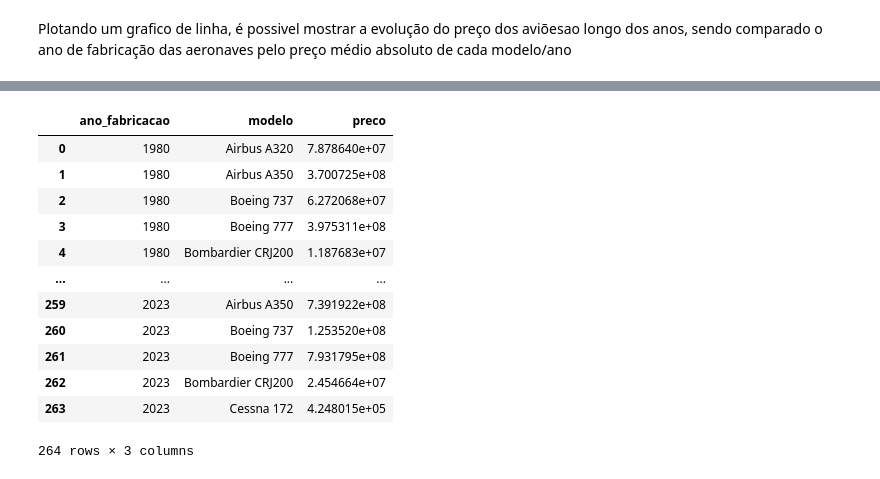
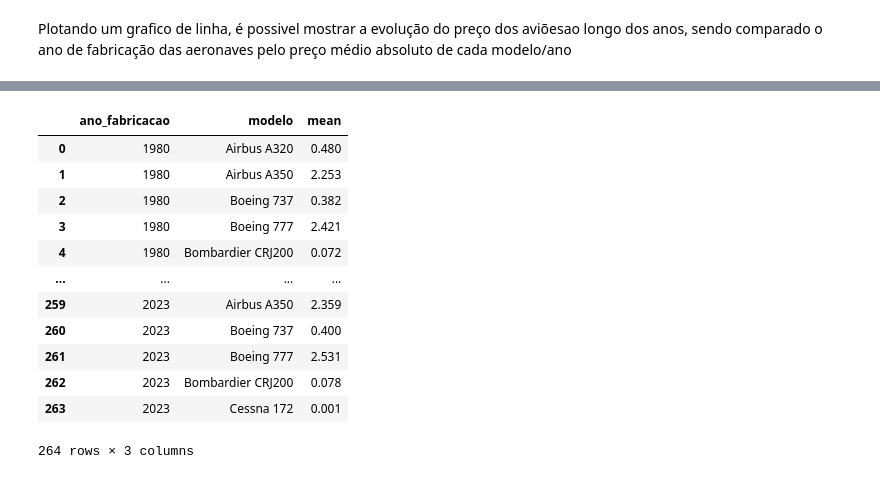
Before and after one commit to larifreitas/fundamentos-ds-e-ia, a Jupyter notebook: Atividade_airplane_price_dataset.ipynb, the cells around one changed output, grey strips where cells are left out. Cells and saved outputs as stored; diff of their text form; code cells hidden in the pictures.

```diff
--- a/Atividade_airplane_price_dataset.ipynb
+++ b/Atividade_airplane_price_dataset.ipynb
@@ -331,19 +367,20 @@ sns.lineplot(data=gp, x="ano_fabricacao", y="preco", hue="modelo", marker="o")
 # %%
-# calculando preço relativo de cada modelo em relação à media de todos as aeronaves por ano
-gp_modelo_ano = df.groupby(["ano_fabricacao", "modelo"]).agg(mean=("preco", "mean")) / df.groupby(["ano_fabricacao"]).agg(mean=("preco", "mean"))
+# calculando preço relativo de cada modelo em relação à media de preço de todos as aeronaves por ano
+gp = df.groupby(["ano_fabricacao", "modelo"]).agg(mean=("preco", "mean")) / df.groupby(["ano_fabricacao"]).agg(mean=("preco", "mean"))
+gp["mean"] = gp["mean"].round(3)
 gp.reset_index(inplace=True)
 gp
 # %% [output]
-|  | ano_fabricacao | modelo | preco |
-| 0 | 1980 | Airbus A320 | 7.878640e+07 |
-| 1 | 1980 | Airbus A350 | 3.700725e+08 |
-| 2 | 1980 | Boeing 737 | 6.272068e+07 |
-| 3 | 1980 | Boeing 777 | 3.975311e+08 |
-| 4 | 1980 | Bombardier CRJ200 | 1.187683e+07 |
+|  | ano_fabricacao | modelo | mean |
+| 0 | 1980 | Airbus A320 | 0.480 |
+| 1 | 1980 | Airbus A350 | 2.253 |
+| 2 | 1980 | Boeing 737 | 0.382 |
+| 3 | 1980 | Boeing 777 | 2.421 |
+| 4 | 1980 | Bombardier CRJ200 | 0.072 |
 | ... | ... | ... | ... |
-| 259 | 2023 | Airbus A350 | 7.391922e+08 |
-| 260 | 2023 | Boeing 737 | 1.253520e+08 |
-| 261 | 2023 | Boeing 777 | 7.931795e+08 |
-| 262 | 2023 | Bombardier CRJ200 | 2.454664e+07 |
-| 263 | 2023 | Cessna 172 | 4.248015e+05 |
+| 259 | 2023 | Airbus A350 | 2.359 |
+| 260 | 2023 | Boeing 737 | 0.400 |
+| 261 | 2023 | Boeing 777 | 2.531 |
+| 262 | 2023 | Bombardier CRJ200 | 0.078 |
+| 263 | 2023 | Cessna 172 | 0.001 |
 264 rows × 3 columns
```
Also changed, not shown: parts of 69 cells of this notebook, 1 other file.
